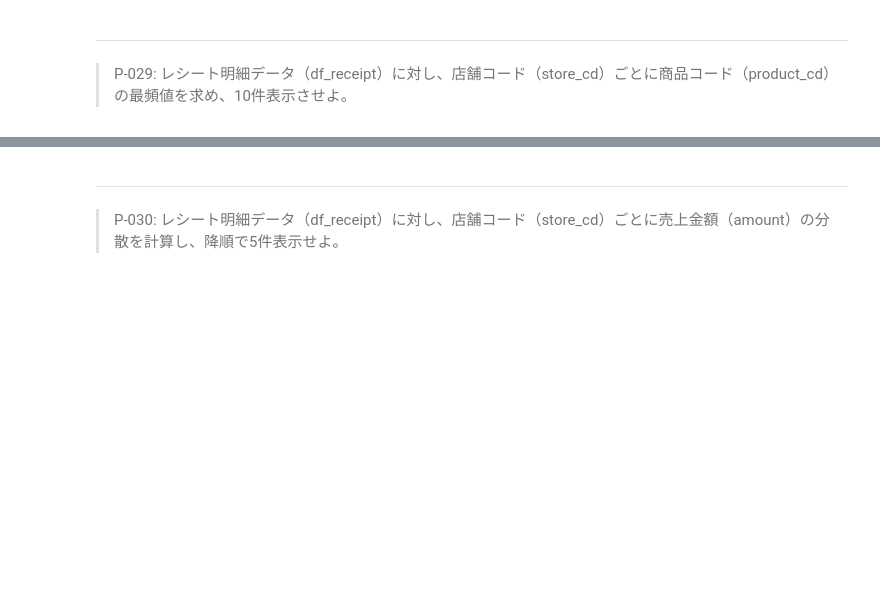
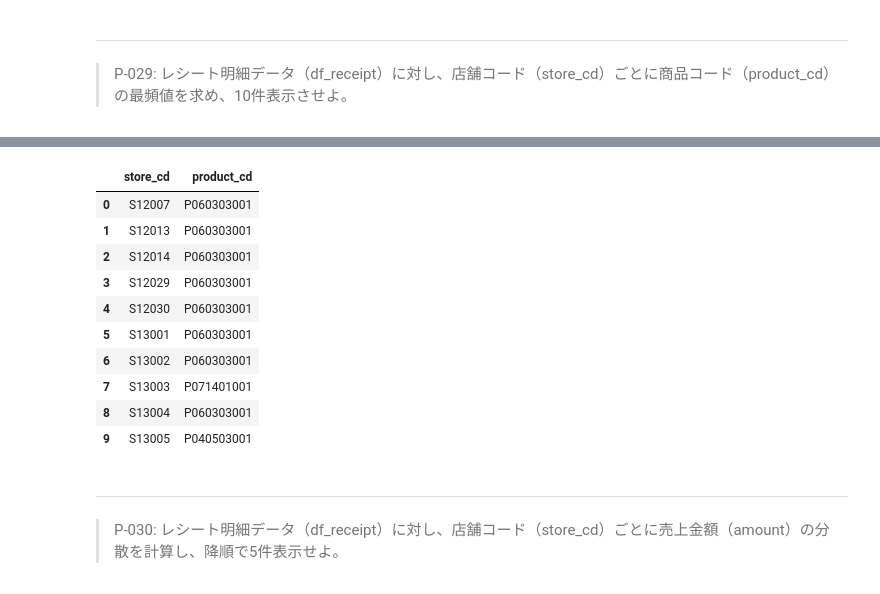
Before and after one commit to CHU1PC/data-science-100-knock, a Jupyter notebook: docker/work/preprocess_knock_Python.ipynb, the cells around one changed output, grey strips where cells are left out. Saved outputs shown, nothing was run; the diff lists cells and outputs as text; code cells hidden in the pictures; blank space fills up the shorter version.

```diff
--- a/docker/work/preprocess_knock_Python.ipynb
+++ b/docker/work/preprocess_knock_Python.ipynb
@@ -505,3 +595,17 @@ df_receipt.groupby("store_cd")[["amount", "quantity"]].agg("sum").reset_index()
+# %%
+df_receipt.groupby("store_cd")["product_cd"].agg(lambda x: x.mode().iat[0]).reset_index().head(10)
+# %% [output]
+|  | store_cd | product_cd |
+| 0 | S12007 | P060303001 |
+| 1 | S12013 | P060303001 |
+| 2 | S12014 | P060303001 |
+| 3 | S12029 | P060303001 |
+| 4 | S12030 | P060303001 |
+| 5 | S13001 | P060303001 |
+| 6 | S13002 | P060303001 |
+| 7 | S13003 | P071401001 |
+| 8 | S13004 | P060303001 |
+| 9 | S13005 | P040503001 |
 # %% [markdown]
 ---
 > P-030: レシート明細データ（df_receipt）に対し、店舗コード（store_cd）ごとに売上金額（amount）の分散を計算し、降順で5件表示せよ。
```
Also changed, not shown: parts of 12 cells of this notebook, 1 other file.
